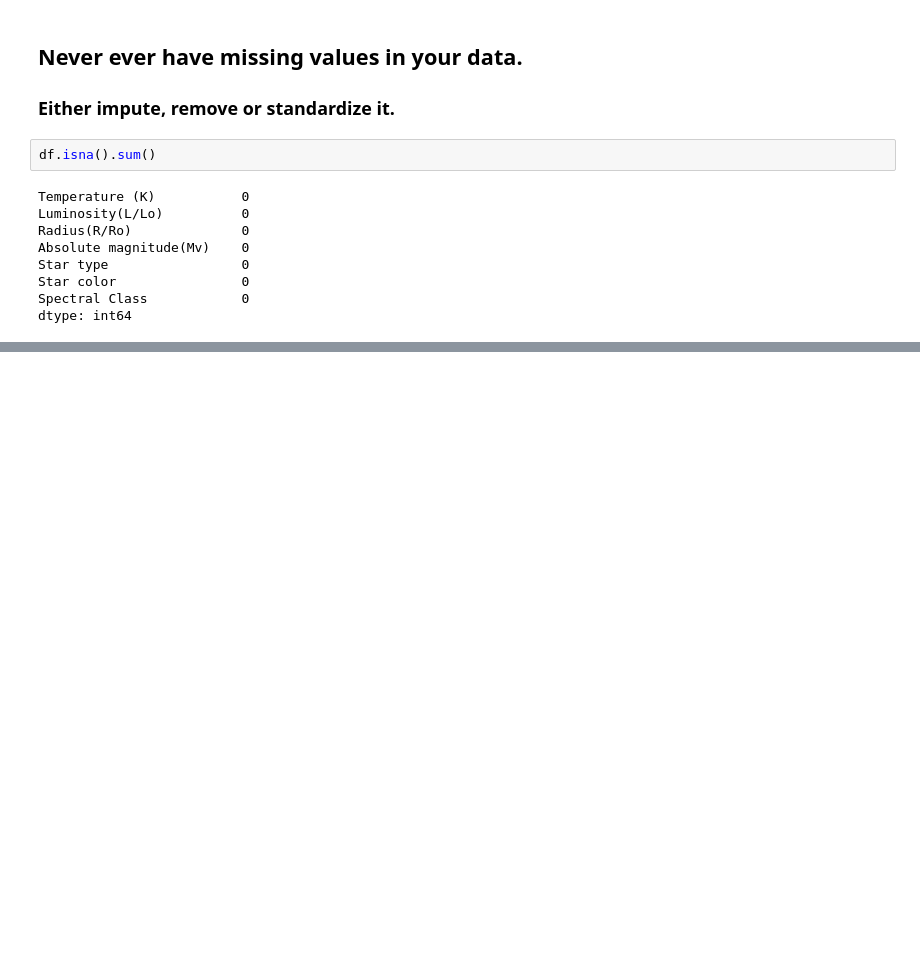
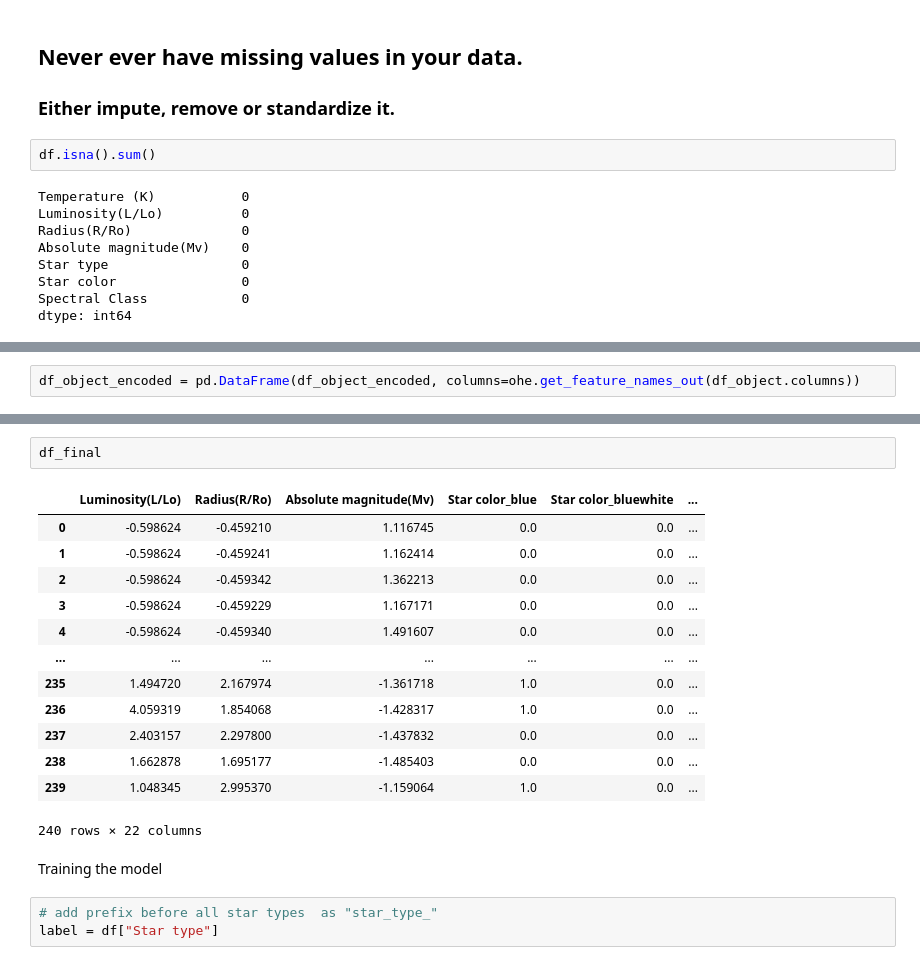
Before and after one commit to intermurphi/astropy, a Jupyter notebook: research/notebook.ipynb, the cells around one changed output, grey strips where cells are left out. Cells and saved outputs as stored; diff of their text form; blank space fills up the shorter version.

```diff
--- a/research/notebook.ipynb
+++ b/research/notebook.ipynb
@@ -251,0 +393,2 @@ dtype: int64
+# %%
+df_object_encoded = pd.DataFrame(df_object_encoded, columns=ohe.get_feature_names_out(df_object.columns))
@@ -251,0 +441,21 @@ dtype: int64
+# %%
+df_final
+# %% [output]
+|  | Luminosity(L/Lo) | Radius(R/Ro) | Absolute magnitude(Mv) | Star color_blue | Star color_bluewhite | ... |
+| 0 | -0.598624 | -0.459210 | 1.116745 | 0.0 | 0.0 | ... |
+| 1 | -0.598624 | -0.459241 | 1.162414 | 0.0 | 0.0 | ... |
+| 2 | -0.598624 | -0.459342 | 1.362213 | 0.0 | 0.0 | ... |
+| 3 | -0.598624 | -0.459229 | 1.167171 | 0.0 | 0.0 | ... |
+| 4 | -0.598624 | -0.459340 | 1.491607 | 0.0 | 0.0 | ... |
+| ... | ... | ... | ... | ... | ... | ... |
+| 235 | 1.494720 | 2.167974 | -1.361718 | 1.0 | 0.0 | ... |
+| 236 | 4.059319 | 1.854068 | -1.428317 | 1.0 | 0.0 | ... |
+| 237 | 2.403157 | 2.297800 | -1.437832 | 0.0 | 0.0 | ... |
+| 238 | 1.662878 | 1.695177 | -1.485403 | 0.0 | 0.0 | ... |
+| 239 | 1.048345 | 2.995370 | -1.159064 | 1.0 | 0.0 | ... |
+240 rows × 22 columns
+# %% [markdown]
+Training the model
+# %%
+# add prefix before all star types  as "star_type_"
+label = df["Star type"]
```
Also changed, not shown: parts of 23 cells of this notebook, 1 other file.
